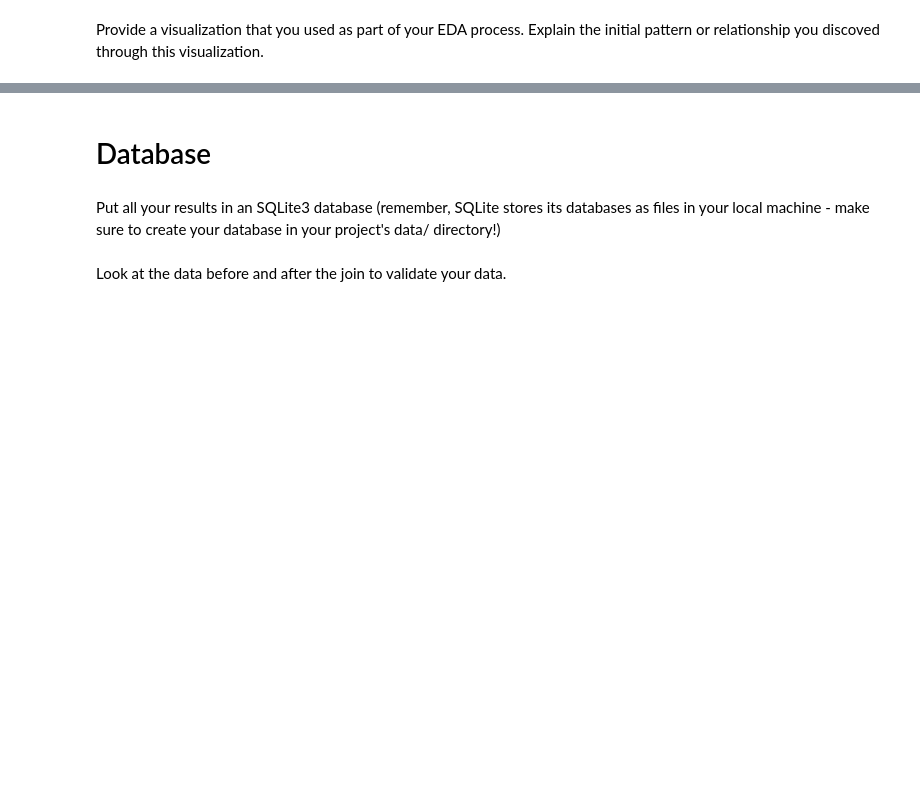
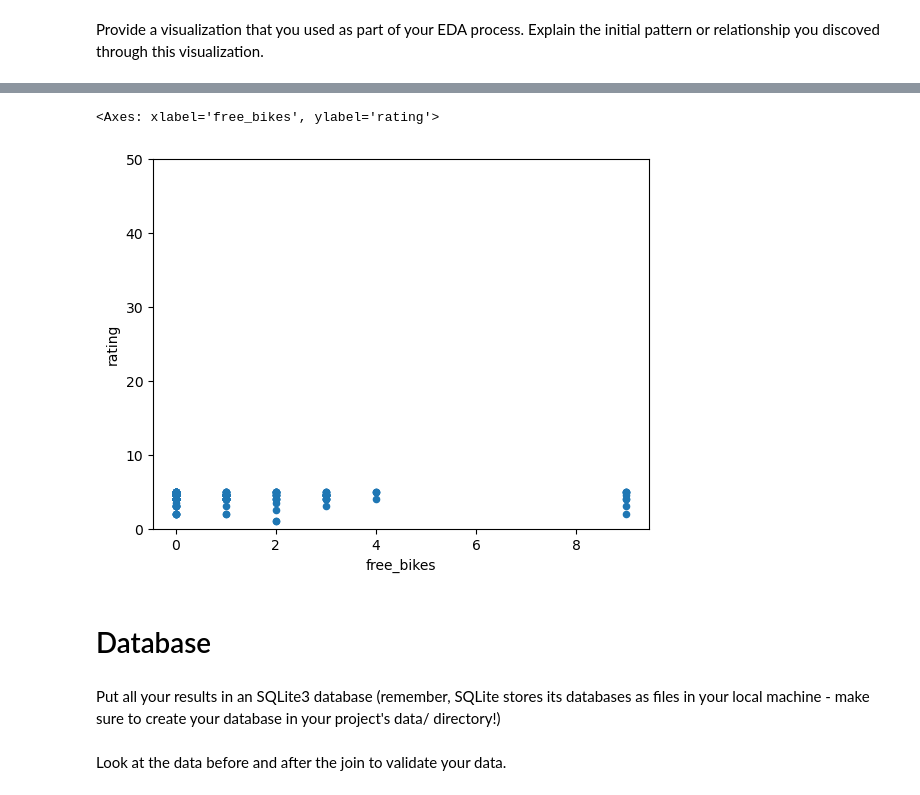
Before and after one commit to thonglamhai/statistical_modelling, a Jupyter notebook: notebooks/joining_data.ipynb, the cells around one changed output, grey strips where cells are left out. Saved outputs shown, nothing was run; the diff lists cells and outputs as text; code cells hidden in the pictures; blank space fills up the shorter version.

```diff
--- a/notebooks/joining_data.ipynb
+++ b/notebooks/joining_data.ipynb
@@ -43,3 +103,11 @@ df_merge.head()
+# %%
+# scatter plot free_bikes & rating
+var = 'free_bikes'
+data = df_merge[['rating',var]]
+data.plot.scatter(x=var, y='rating', ylim=(0,50))
+# %% [output]
+<Axes: xlabel='free_bikes', ylabel='rating'>
+[figure, added]
 # %% [markdown]
 # Database
 # %% [markdown]
```
Also changed, not shown: parts of 18 cells of this notebook, 1 other file.
